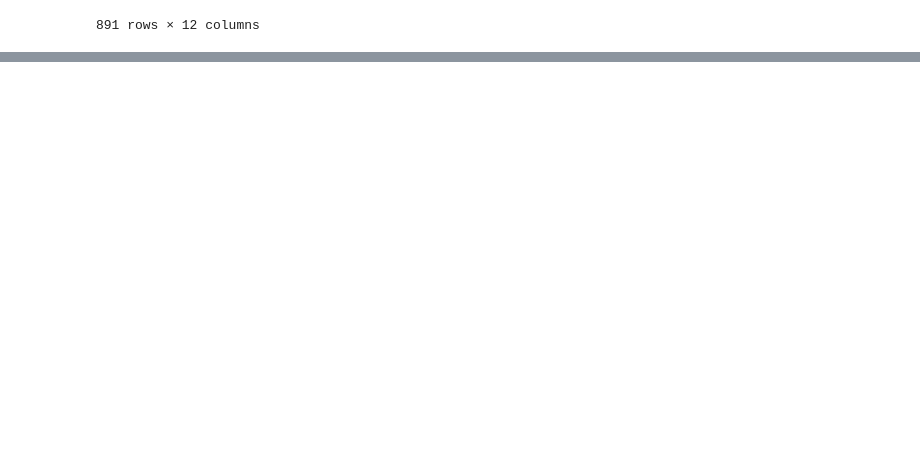
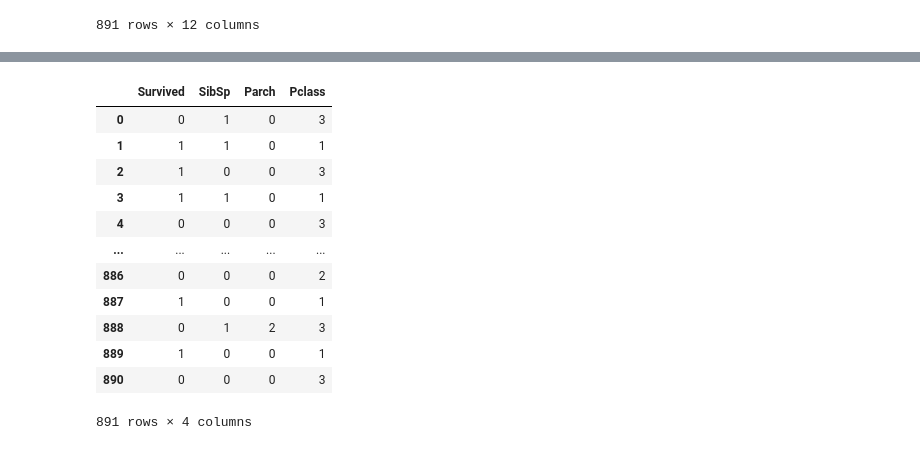
Before and after one commit to AlvaroChavarri/Practicamining3, a Jupyter notebook: LAB03-GRUPORoigChavarri/Practica1Titanic.ipynb, the cells around one changed output, grey strips where cells are left out. Saved outputs shown, nothing was run; the diff lists cells and outputs as text; code cells hidden in the pictures; blank space fills up the shorter version.

```diff
--- a/LAB03-GRUPORoigChavarri/Practica1Titanic.ipynb
+++ b/LAB03-GRUPORoigChavarri/Practica1Titanic.ipynb
@@ -22,3 +24,6 @@ data
 | 889 | 890 | 1 | 1 | Behr, Mr. Karl Howell | male | 26.0 | 0 | 0 | 111369 | 30.0000 | ... |
 | 890 | 891 | 0 | 3 | Dooley, Mr. Patrick | male | 32.0 | 0 | 0 | 370376 | 7.7500 | ... |
 891 rows × 12 columns
+# %%
+data=data[['Survived','SibSp','Parch','Pclass']]#Escogemos los dataos que se nos piden
+data.info() #Podemos ver que no hay datos que son null
@@ -24,0 +47,16 @@ data
+# %%
+data
+# %% [output]
+|  | Survived | SibSp | Parch | Pclass |
+| 0 | 0 | 1 | 0 | 3 |
+| 1 | 1 | 1 | 0 | 1 |
+| 2 | 1 | 0 | 0 | 3 |
+| 3 | 1 | 1 | 0 | 1 |
+| 4 | 0 | 0 | 0 | 3 |
+| ... | ... | ... | ... | ... |
+| 886 | 0 | 0 | 0 | 2 |
+| 887 | 1 | 0 | 0 | 1 |
+| 888 | 0 | 1 | 2 | 3 |
+| 889 | 1 | 0 | 0 | 1 |
+| 890 | 0 | 0 | 0 | 3 |
+891 rows × 4 columns
```
Also changed, not shown: parts of 18 cells of this notebook, 1 other file.
